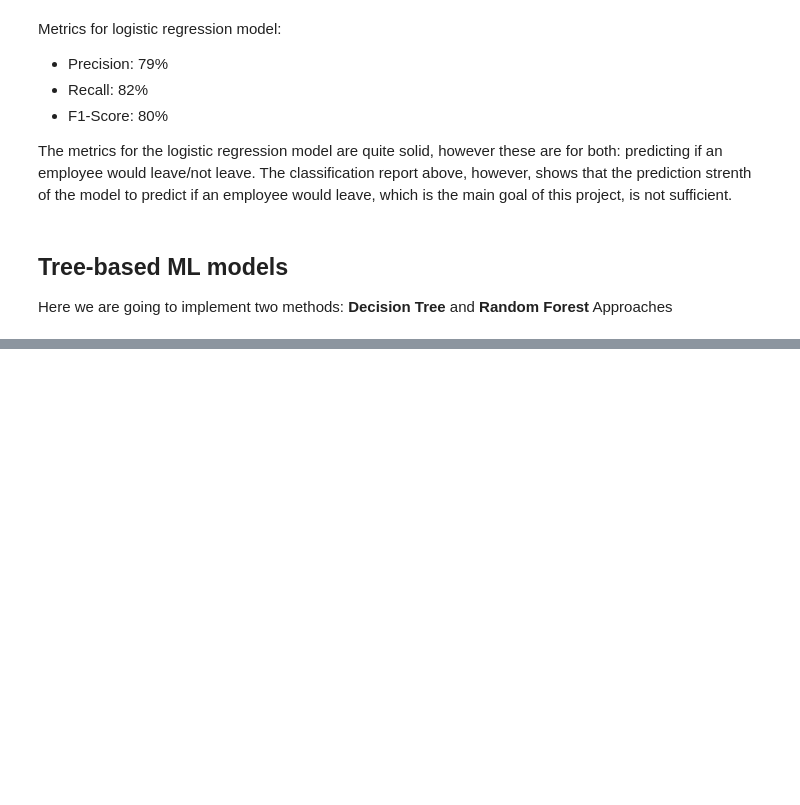
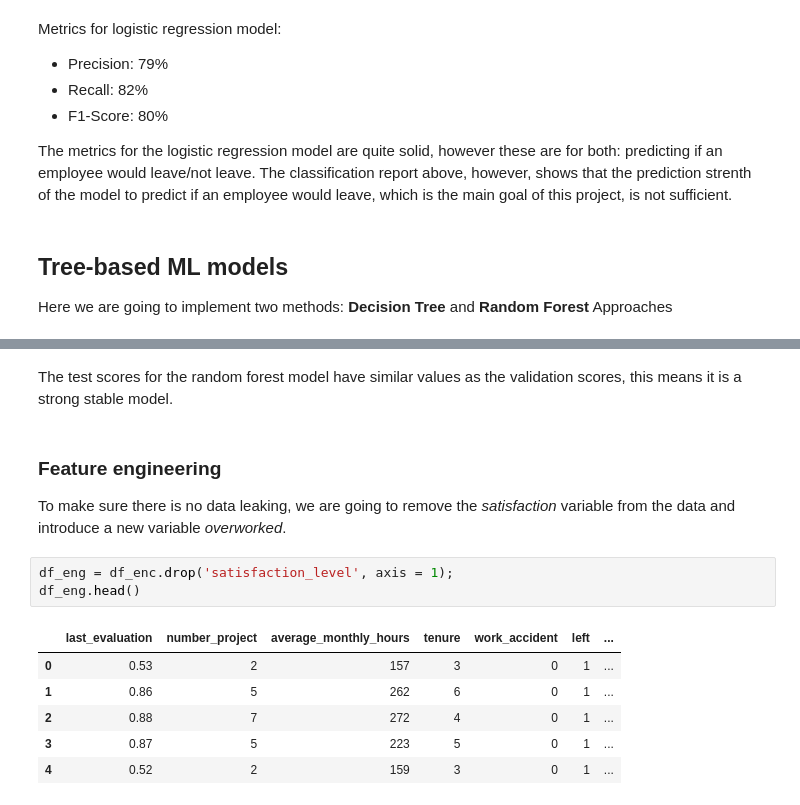
Before and after one commit to julhild/Salifort_Motors_project, a Jupyter notebook: main.ipynb, the cells around one changed output, grey strips where cells are left out. Cells and saved outputs as stored; diff of their text form; blank space fills up the shorter version.

Commit message:
addign some tree-based models

```diff
--- a/main.ipynb
+++ b/main.ipynb
@@ -553,0 +701,16 @@ Here we are going to implement two methods: **Decision Tree** and **Random Fores
+# %% [markdown]
+
+The test scores for the random forest model have similar values as the validation scores, this means it is a strong stable model.
+# %% [markdown]
+### Feature engineering
+To make sure there is no data leaking, we are going to remove the *satisfaction* variable from the data and introduce a new variable *overworked*.
+# %%
+df_eng = df_enc.drop('satisfaction_level', axis = 1);
+df_eng.head()
+# %% [output]
+|  | last_evaluation | number_project | average_monthly_hours | tenure | work_accident | left | ... |
+| 0 | 0.53 | 2 | 157 | 3 | 0 | 1 | ... |
+| 1 | 0.86 | 5 | 262 | 6 | 0 | 1 | ... |
+| 2 | 0.88 | 7 | 272 | 4 | 0 | 1 | ... |
+| 3 | 0.87 | 5 | 223 | 5 | 0 | 1 | ... |
+| 4 | 0.52 | 2 | 159 | 3 | 0 | 1 | ... |
```
Also changed, not shown: parts of 62 cells of this notebook, 1 other file.
